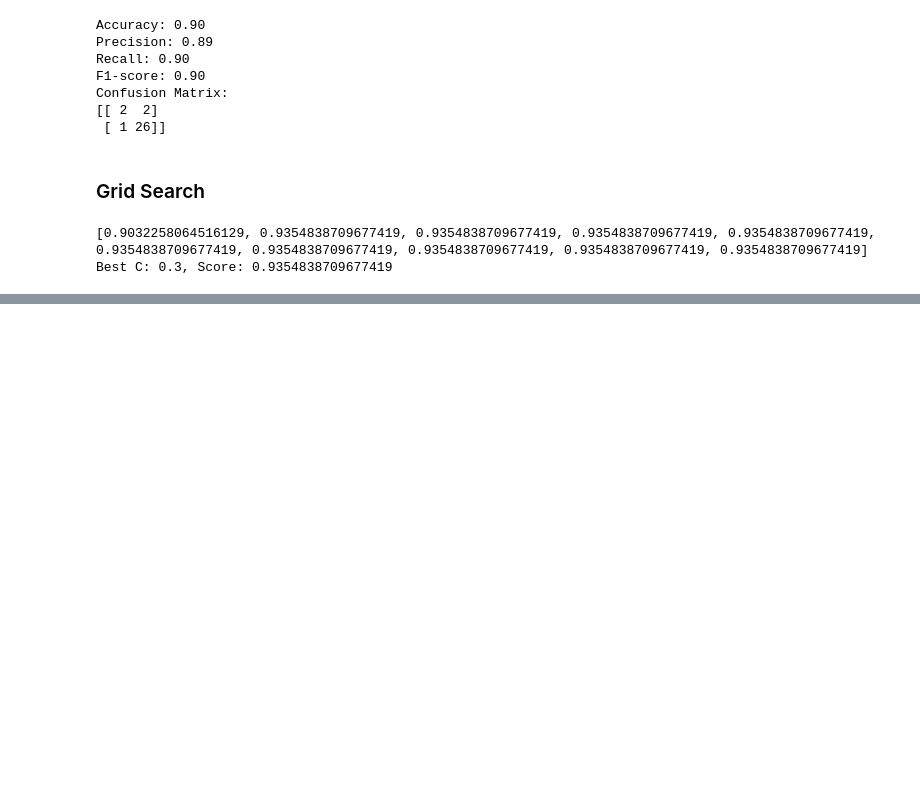
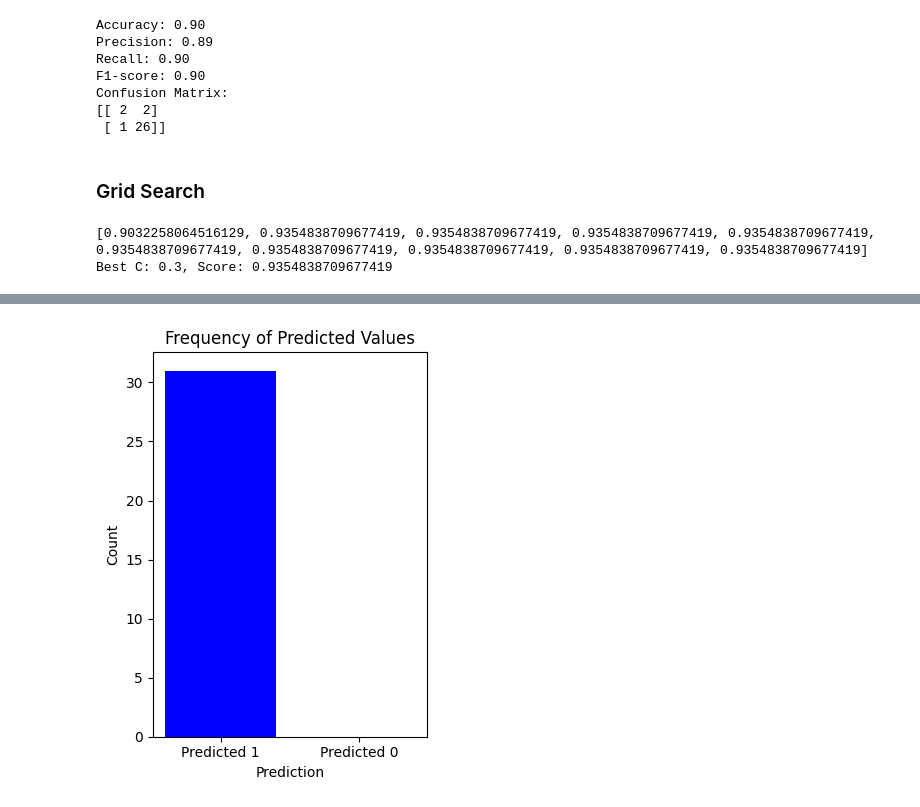
Before and after one commit to rBarnett3940/LungCancerDataScience, a Jupyter notebook: LungCancerDataScience.ipynb, the cells around one changed output, grey strips where cells are left out. Drawn from its saved outputs; the diff is of its cells as text; code cells hidden in the pictures; blank space fills up the shorter version.

```diff
--- a/LungCancerDataScience.ipynb
+++ b/LungCancerDataScience.ipynb
@@ -1207,0 +1322,15 @@ Best C: 0.3, Score: 0.9354838709677419
+# %%
+# Count the number of times it predicted 1
+predicted_1 = (data['Prediction'] == 1).sum()
+
+# Create bar plot for predicted 1
+plt.subplot(1, 2, 2)
+plt.bar(['Predicted 1', 'Predicted 0'], [predicted_1, len(data) - predicted_1], color=['blue', 'orange'])
+plt.xlabel('Prediction')
+plt.ylabel('Count')
+plt.title('Frequency of Predicted Values')
+
+plt.tight_layout()
+plt.show()
+# %% [output]
+[figure, added]
```
Also changed, not shown: parts of 13 cells of this notebook.
